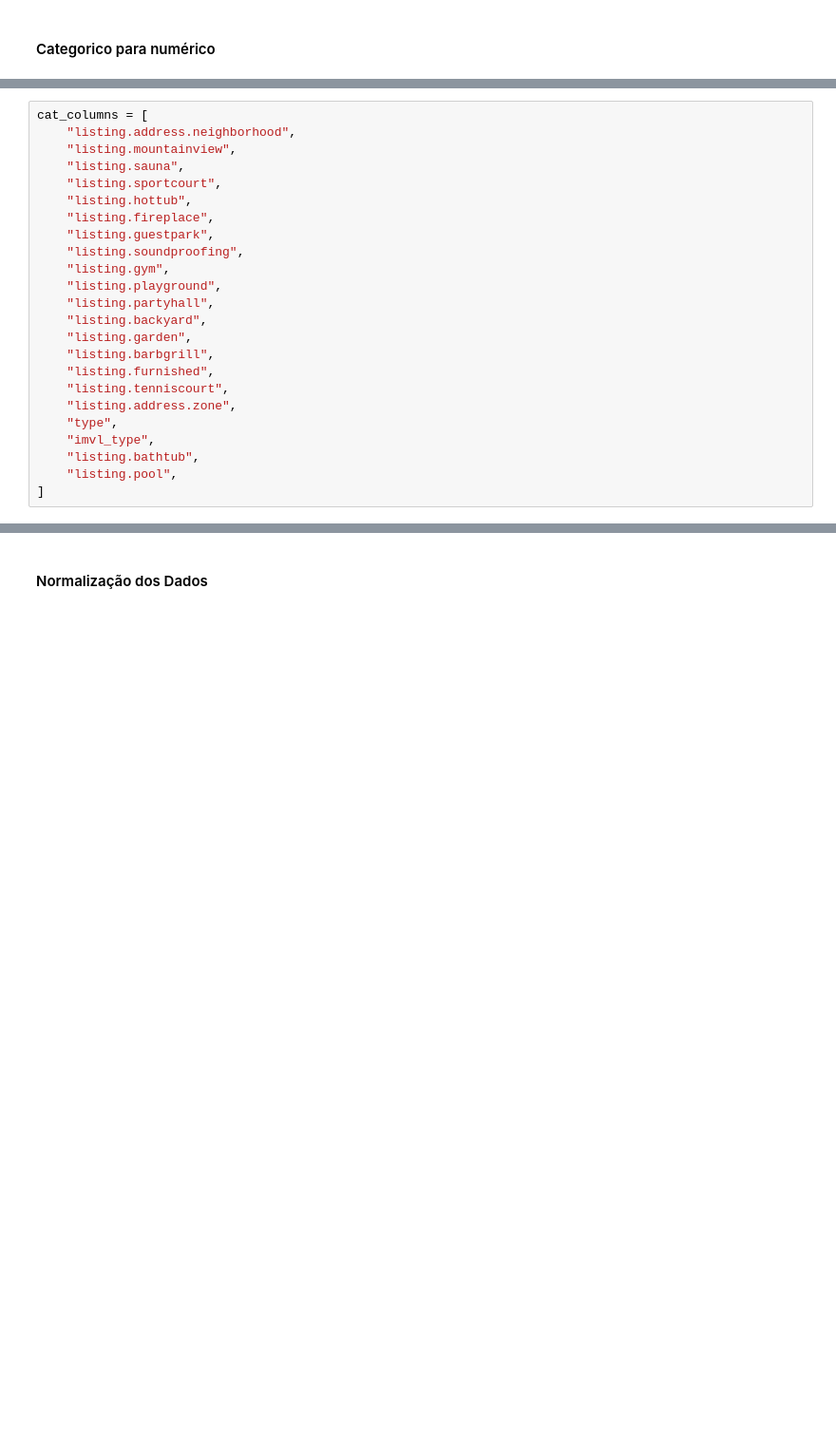
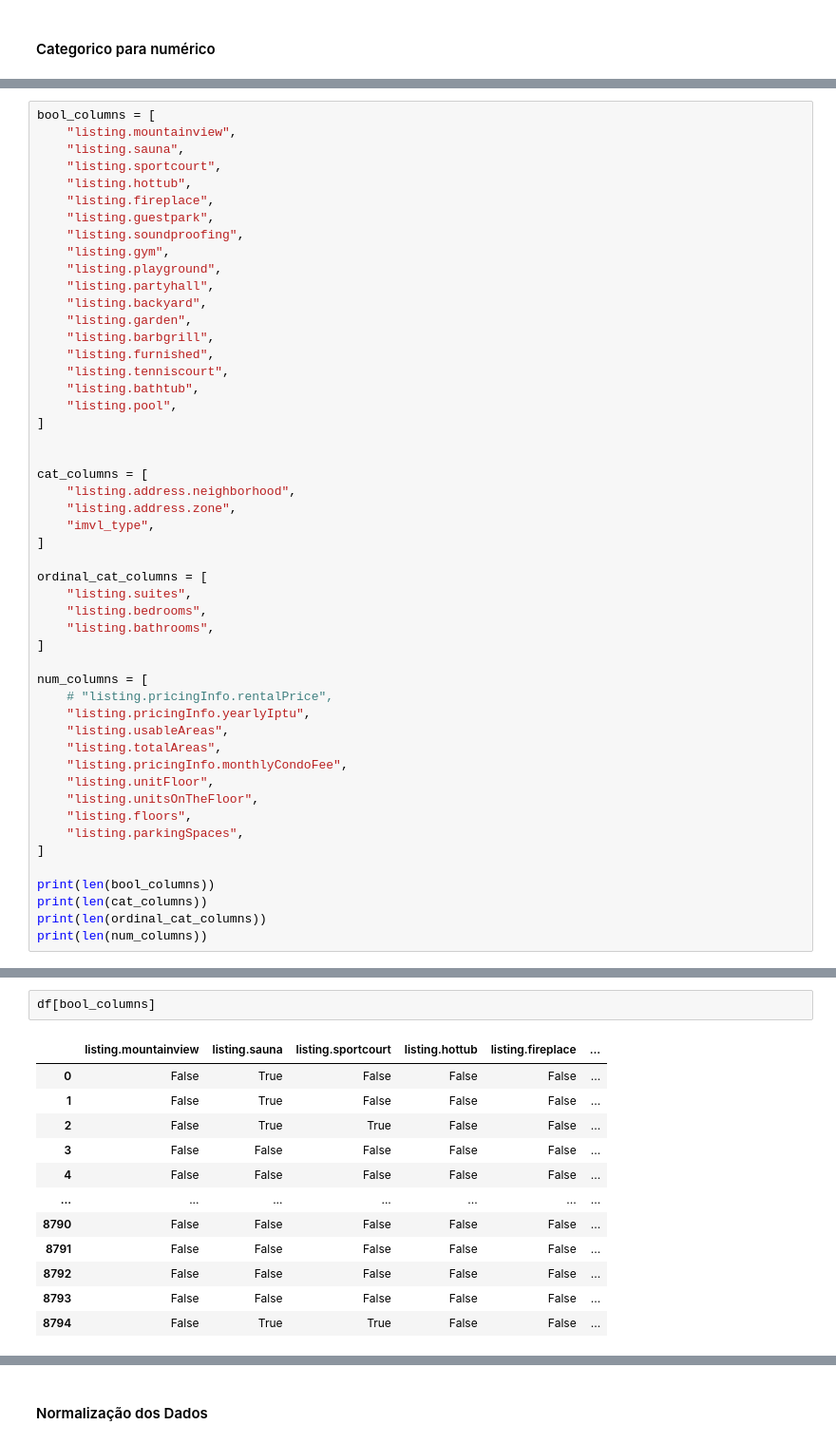
Before and after one commit to caiocmb7/MachineLearning-DS, a Jupyter notebook: ICD/Trabalho1/project.ipynb, the cells around one changed output, grey strips where cells are left out. Shown at 95% size. Saved outputs shown, nothing was run; the diff lists cells and outputs as text; blank space fills up the shorter version.

```diff
--- a/ICD/Trabalho1/project.ipynb
+++ b/ICD/Trabalho1/project.ipynb
@@ -881,6 +874,5 @@ memory usage: 1.2+ MB
 # %%
-cat_columns = [
-    "listing.address.neighborhood",
+bool_columns = [
     "listing.mountainview",
     "listing.sauna",
     "listing.sportcourt",
@@ -896,9 +888,36 @@ cat_columns = [
     "listing.barbgrill",
     "listing.furnished",
     "listing.tenniscourt",
-    "listing.address.zone",
-    "type",
-    "imvl_type",
     "listing.bathtub",
     "listing.pool",
 ]
+
+
+cat_columns = [
+    "listing.address.neighborhood",
+    "listing.address.zone",
+    "imvl_type",
+]
+
+ordinal_cat_columns = [
+    "listing.suites",
+    "listing.bedrooms",
+    "listing.bathrooms",
+]
+
+num_columns = [
+    # "listing.pricingInfo.rentalPrice",
+    "listing.pricingInfo.yearlyIptu",
+    "listing.usableAreas",
+    "listing.totalAreas",
+    "listing.pricingInfo.monthlyCondoFee",
+    "listing.unitFloor",
+    "listing.unitsOnTheFloor",
+    "listing.floors",
+    "listing.parkingSpaces",
+]
+
+print(len(bool_columns))
+print(len(cat_columns))
+print(len(ordinal_cat_columns))
+print(len(num_columns))
@@ -920,0 +982,15 @@ df[cat_columns]
+# %%
+df[bool_columns]
+# %% [output]
+|  | listing.mountainview | listing.sauna | listing.sportcourt | listing.hottub | listing.fireplace | ... |
+| 0 | False | True | False | False | False | ... |
+| 1 | False | True | False | False | False | ... |
+| 2 | False | True | True | False | False | ... |
+| 3 | False | False | False | False | False | ... |
+| 4 | False | False | False | False | False | ... |
+| ... | ... | ... | ... | ... | ... | ... |
+| 8790 | False | False | False | False | False | ... |
+| 8791 | False | False | False | False | False | ... |
+| 8792 | False | False | False | False | False | ... |
+| 8793 | False | False | False | False | False | ... |
+| 8794 | False | True | True | False | False | ... |
```
Also changed, not shown: parts of 55 cells of this notebook, 2 other files.
